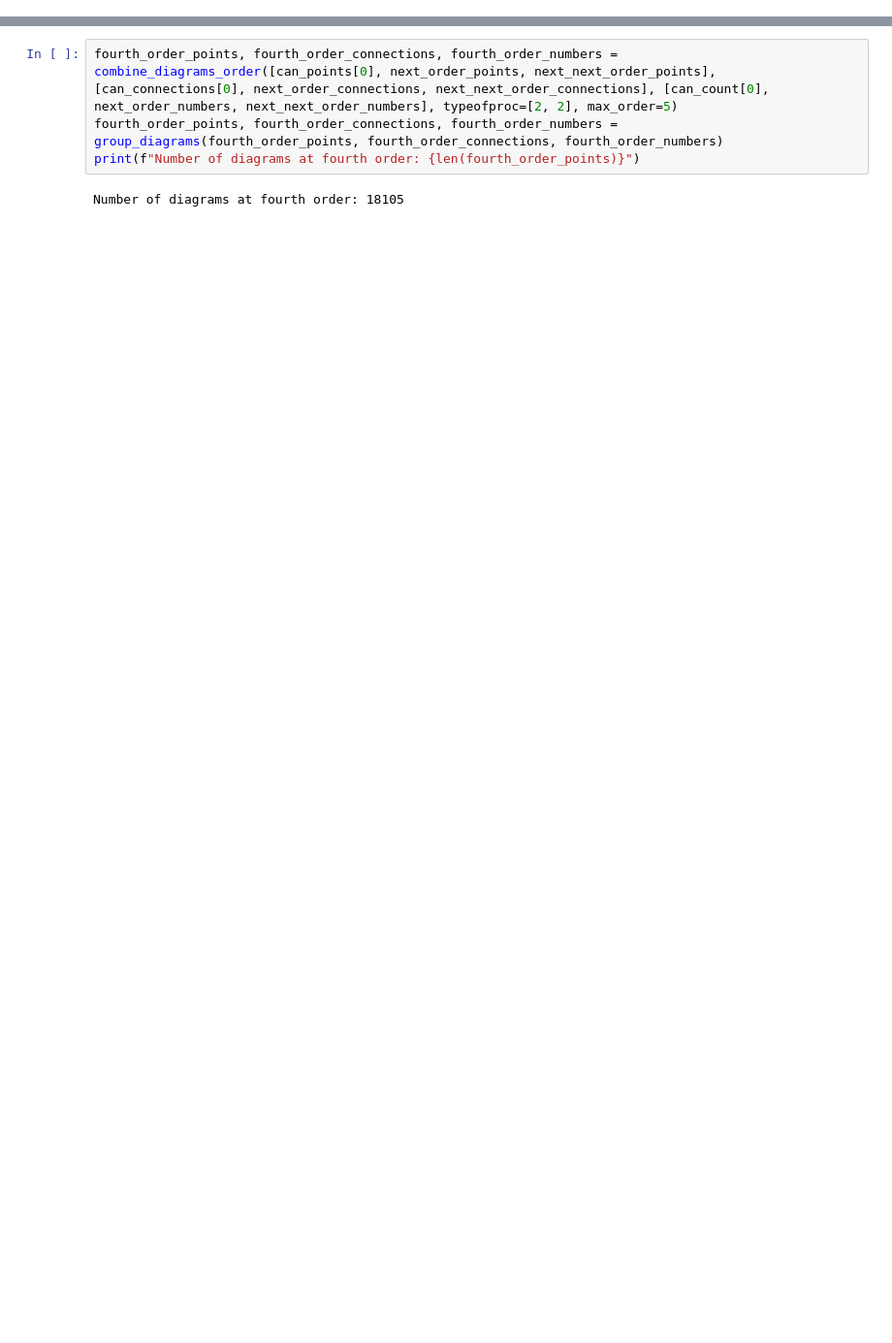
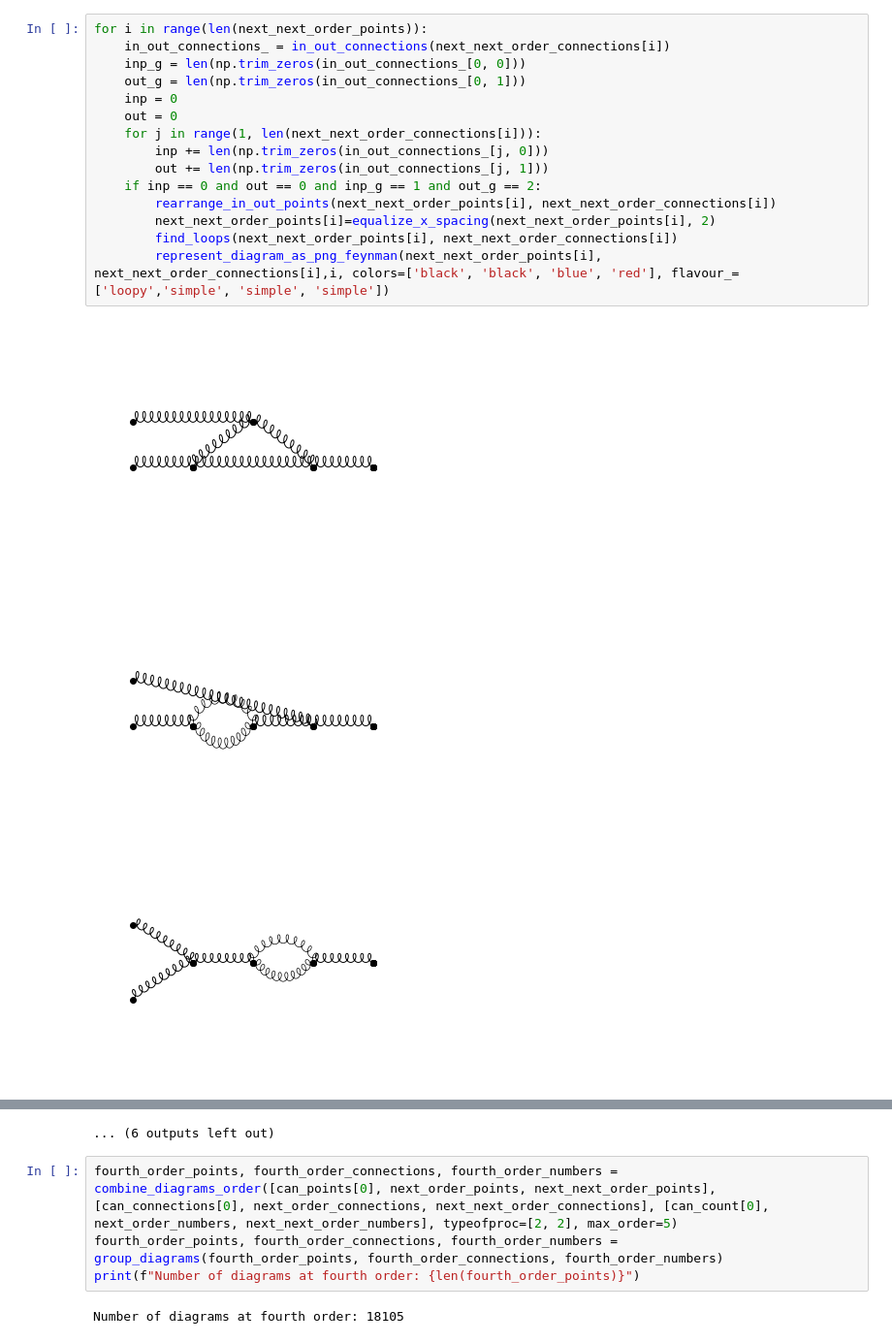
Before and after one commit to liuzhuozhuo/RGPEP-DGT, a Jupyter notebook: test.ipynb, the cells around one changed output, grey strips where cells are left out. Shown at 97% size. Drawn from its saved outputs; the diff is of its cells as text; blank space fills up the shorter version.

```diff
--- a/test.ipynb
+++ b/test.ipynb
@@ -72,0 +104,19 @@ Number of diagrams at next-next order: 1184
+# %%
+for i in range(len(next_next_order_points)):
+    in_out_connections_ = in_out_connections(next_next_order_connections[i])
+    inp_g = len(np.trim_zeros(in_out_connections_[0, 0]))
+    out_g = len(np.trim_zeros(in_out_connections_[0, 1]))
+    inp = 0
+    out = 0
+    for j in range(1, len(next_next_order_connections[i])):
+        inp += len(np.trim_zeros(in_out_connections_[j, 0]))
+        out += len(np.trim_zeros(in_out_connections_[j, 1]))
+    if inp == 0 and out == 0 and inp_g == 1 and out_g == 2:
+        rearrange_in_out_points(next_next_order_points[i], next_next_order_connections[i])
+        next_next_order_points[i]=equalize_x_spacing(next_next_order_points[i], 2)
+        find_loops(next_next_order_points[i], next_next_order_connections[i])
+        represent_diagram_as_png_feynman(next_next_order_points[i], next_next_order_connections[i],i, colors=['black', 'black', 'blue', 'red'], flavour_=['loopy','simple', 'simple', 'simple'])
+# %% [output]
+[figure, added]
+[figure, added]
+[figure, added]
@@ -73,3 +132,4 @@ Number of diagrams at next-next order: 1184
+... (6 outputs left out)
 # %%
 fourth_order_points, fourth_order_connections, fourth_order_numbers = combine_diagrams_order([can_points[0], next_order_points, next_next_order_points], [can_connections[0], next_order_connections, next_next_order_connections], [can_count[0], next_order_numbers, next_next_order_numbers], typeofproc=[2, 2], max_order=5)
 fourth_order_points, fourth_order_connections, fourth_order_numbers = group_diagrams(fourth_order_points, fourth_order_connections, fourth_order_numbers)
```
Also changed, not shown: parts of 4 cells of this notebook, 1 other file.
